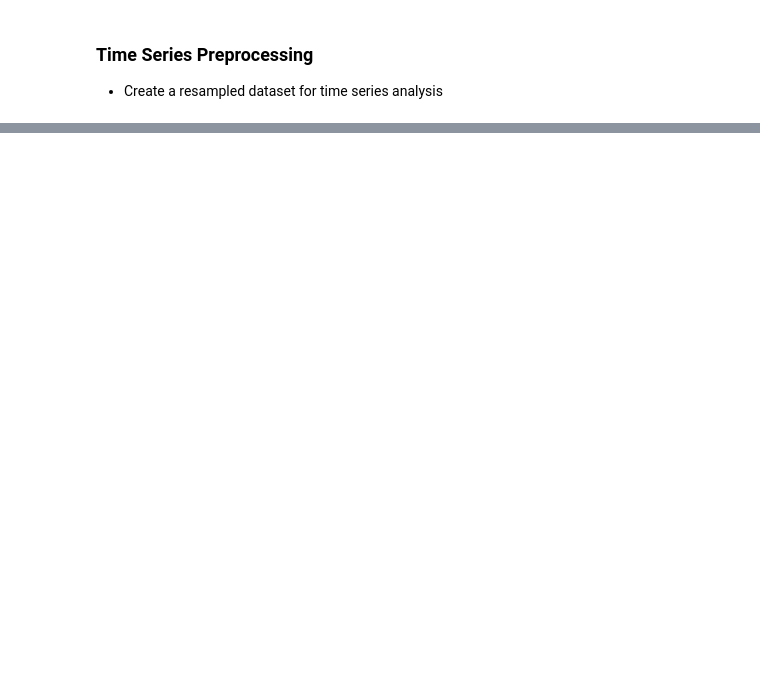
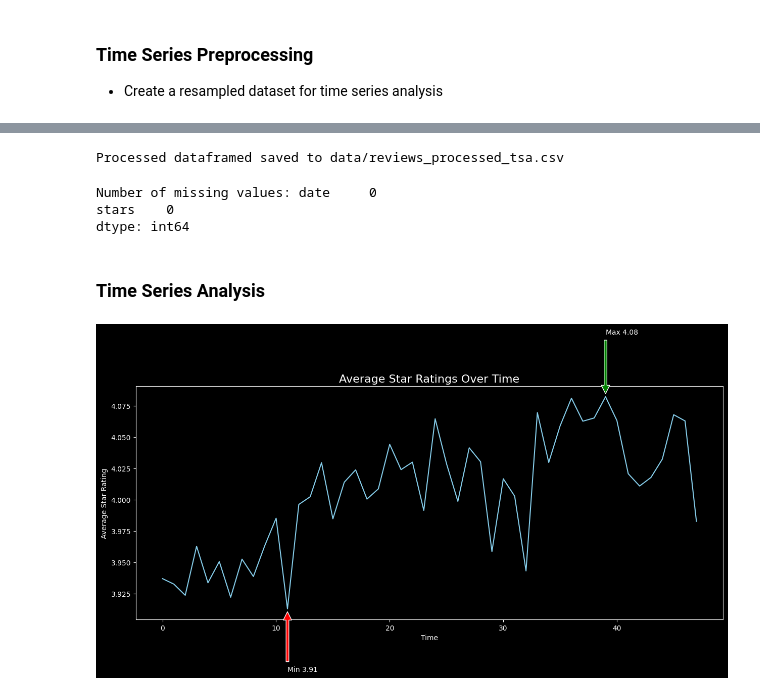
Before and after one commit to erwincarlogonzales/nlp-app, a Jupyter notebook: nlp.ipynb, the cells around one changed output, grey strips where cells are left out. Saved outputs shown, nothing was run; the diff lists cells and outputs as text; code cells hidden in the pictures; blank space fills up the shorter version.

Commit message:
finished time series analysis with 3 month moving average

```diff
--- a/nlp.ipynb
+++ b/nlp.ipynb
@@ -208,0 +263,48 @@ df.head()
+# %%
+# Save the dataframe
+output_path = 'data/reviews_processed_tsa.csv'
+df_resampled.to_csv(output_path)
+print(f'Processed dataframed saved to {output_path}')
+# %% [output]
+Processed dataframed saved to data/reviews_processed_tsa.csv
+# %%
+# Load cleaned dataframe
+df_resampled = pd.read_csv('data/reviews_processed_tsa.csv', keep_default_na=False)
+
+# Check for missing values
+missing_values = df_resampled.isna().sum()
+print(f'Number of missing values: {missing_values}')
+# %% [output]
+Number of missing values: date     0
+stars    0
+dtype: int64
+# %% [markdown]
+### **Time Series Analysis**
+# %%
+import matplotlib.pyplot as plt
+
+# Annotating the hightest and lowest points
+max_value = df_resampled['stars'].max()
+min_value = df_resampled['stars'].min()
+max_date = df_resampled['stars'].idxmax()
+min_date = df_resampled['stars'].idxmin()
+
+plt.figure(figsize=(15, 6))
+plt.plot(df_resampled.index, df_resampled['stars'], color='skyblue')
+plt.title('Average Star Ratings Over Time', fontsize=16)
+plt.xlabel('Time')
+plt.ylabel('Average Star Rating')
+
+plt.annotate(f'Max {max_value:.2f}',
+             xy=(max_date, max_value),
+             xytext=(max_date, max_value + 0.05),
+             arrowprops=dict(facecolor='green', shrink=0.05))
+
+plt.annotate(f'Min {min_value:.2f}',
+             xy=(min_date, min_value),
+             xytext=(min_date, min_value + - 0.05),
+             arrowprops=dict(facecolor='red', shrink=0.05))
+
+plt.show()
+# %% [output]
+[figure, added]
```
Also changed, not shown: parts of 4 cells of this notebook, 1 other file.
